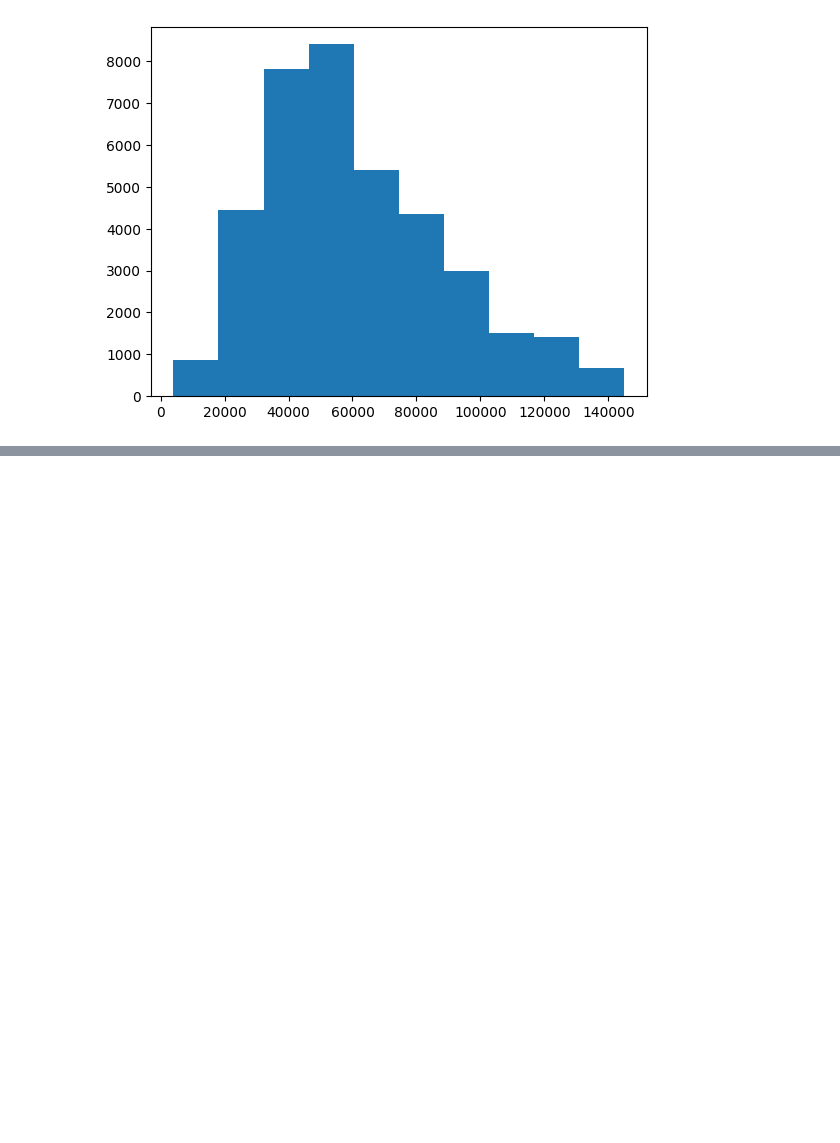
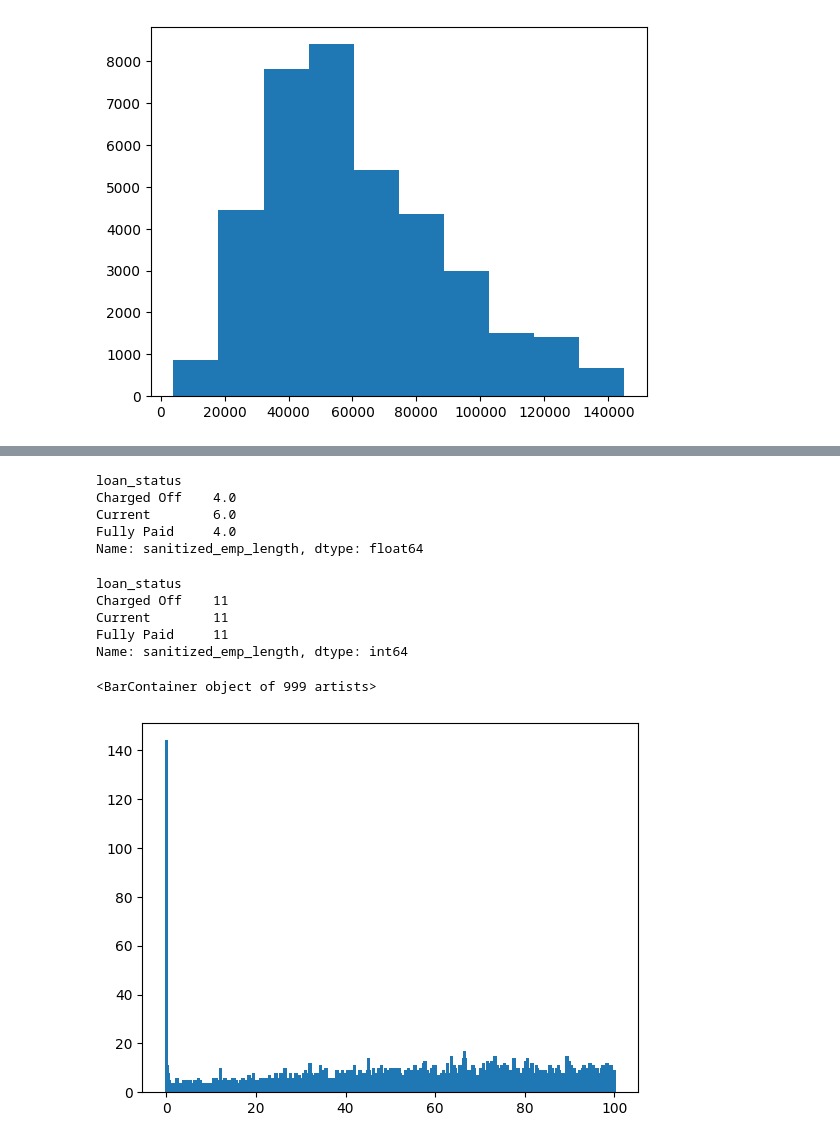
Before and after one commit to pradeepkumarr355199/lendingClub, a Jupyter notebook: LendingClub.ipynb, the cells around one changed output, grey strips where cells are left out. Drawn from its saved outputs; the diff is of its cells as text; code cells hidden in the pictures; blank space fills up the shorter version.

Commit message:
add some other visualizations

```diff
--- a/LendingClub.ipynb
+++ b/LendingClub.ipynb
@@ -238,0 +296,2 @@ plt.hist(df3.annual_inc, bins=10)
+# %%
+df2.int_rate = df2.int_rate.apply(lambda x: float(x.replace('%', '')))
@@ -238,0 +426,2 @@ plt.hist(df3.annual_inc, bins=10)
+# %%
+df2.revol_util = df2.revol_util.apply(lambda r: float(r.replace('%', '')) if type(r) != float else r)
@@ -238,0 +468,17 @@ plt.hist(df3.annual_inc, bins=10)
+# %%
+emp_dict = {
+ '10+ years': 11,
+ '< 1 year': 0,
+ '2 years': 2,
+ '3 years': 3,
+ '4 years': 4,
+ '5 years': 5,
+ '1 year': 1,
+ '6 years': 6,
+ '7 years': 7,
+ '8 years': 8,
+ '9 years': 9,
+  np.nan: -1
+}
+
+df2['sanitized_emp_length'] = df2.emp_length.map(lambda x: emp_dict[x])
@@ -238,0 +517,23 @@ plt.hist(df3.annual_inc, bins=10)
+# %%
+df2.groupby('loan_status')['sanitized_emp_length'].median()
+# %% [output]
+loan_status
+Charged Off    4.0
+Current        6.0
+Fully Paid     4.0
+Name: sanitized_emp_length, dtype: float64
+# %%
+df2.groupby('loan_status')['sanitized_emp_length'].agg(pd.Series.mode)
+# %% [output]
+loan_status
+Charged Off    11
+Current        11
+Fully Paid     11
+Name: sanitized_emp_length, dtype: int64
+# %%
+bar_data = df2[df2['loan_status'] == 'Charged Off']['revol_util'].value_counts().sort_index()
+# %%
+plt.bar(np.array(bar_data.index), bar_data.values)
+# %% [output]
+<BarContainer object of 999 artists>
+[figure, added]
```
Also changed, not shown: parts of 57 cells of this notebook.
